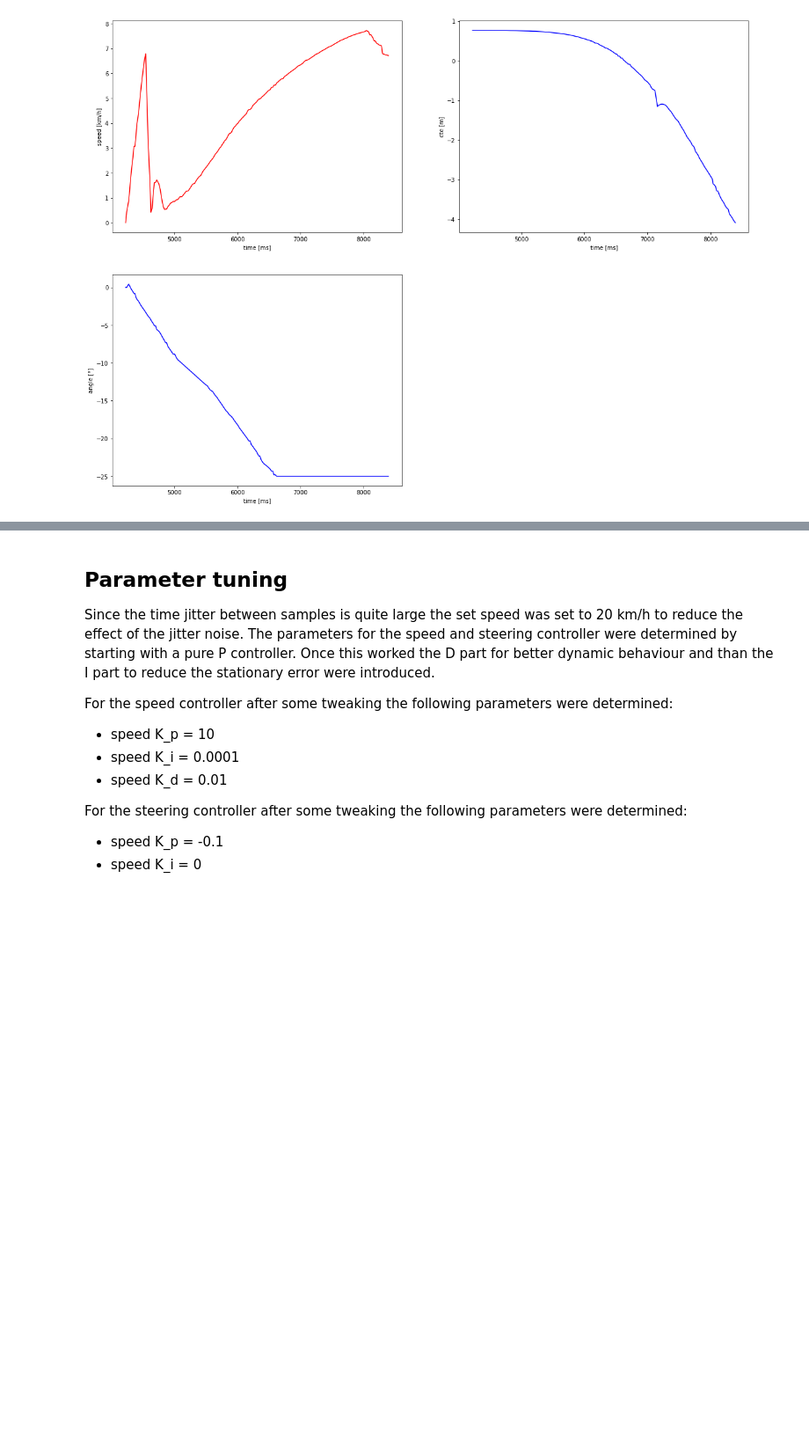
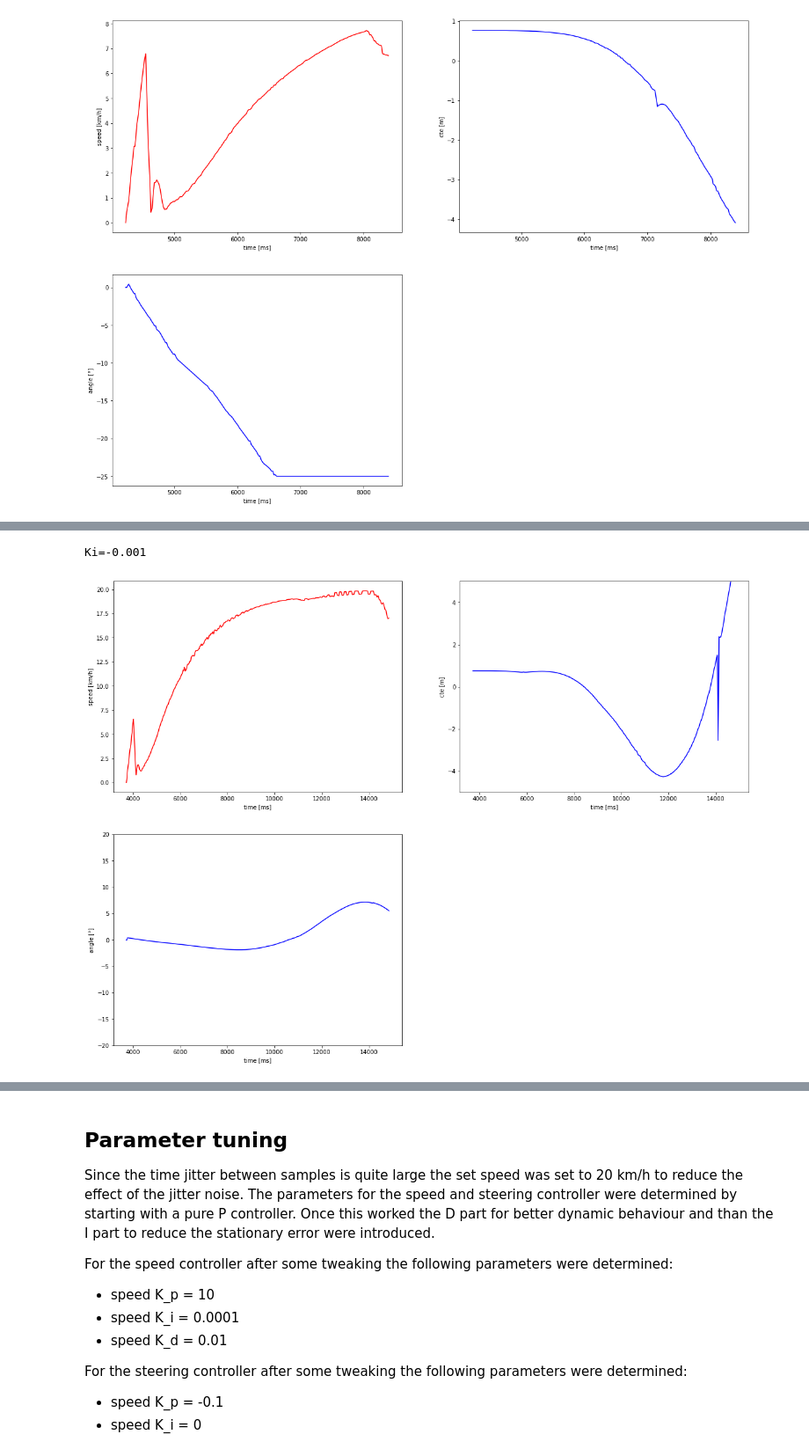
Before and after one commit to rgansch/CarND-PID-Control-Project, a Jupyter notebook: CarND-PID-Control-Project.ipynb, the cells around one changed output, grey strips where cells are left out. Shown: that part at 88% size. Saved outputs shown, nothing was run; the diff lists cells and outputs as text; code cells hidden in the pictures; blank space fills up the shorter version.

```diff
--- a/CarND-PID-Control-Project.ipynb
+++ b/CarND-PID-Control-Project.ipynb
@@ -108,0 +144,8 @@ plot_data(data_steerramp2)
+# %%
+data_PID04 = load_csv('./data/PID04.dat', delimiter='\t')
+
+print('Ki=-0.001')
+plot_data(data_PID04)
+# %% [output]
+Ki=-0.001
+[figure, added]
```
Also changed, not shown: parts of 8 cells of this notebook, 8 other files.
